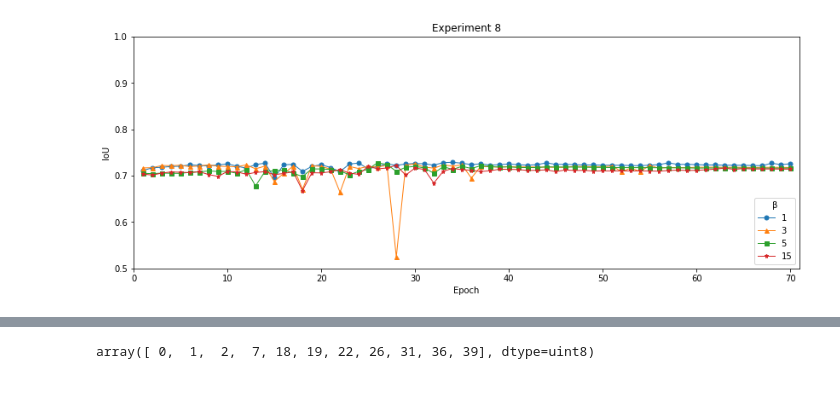
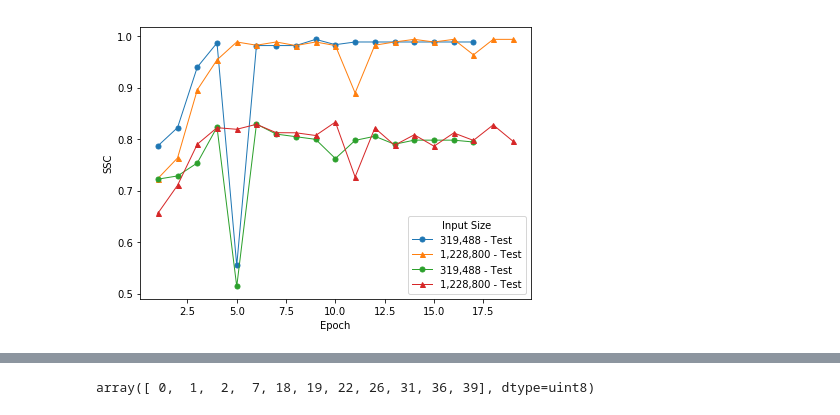
Before and after one commit to thezaza101/Meal-Compliance-Project, a Jupyter notebook: Analysis/ExprimentAnalysis.ipynb, the cells around one changed output, grey strips where cells are left out. Drawn from its saved outputs; the diff is of its cells as text; code cells hidden in the pictures.

```diff
--- a/Analysis/ExprimentAnalysis.ipynb
+++ b/Analysis/ExprimentAnalysis.ipynb
@@ -11,6 +11,7 @@ dataPaths = {'1':os.path.abspath(os.path.join('Data','Experiments','1.csv')),
              '2':os.path.abspath(os.path.join('Data','Experiments','2.csv')),
              '3':os.path.abspath(os.path.join('Data','Experiments','3.csv')),
              '4':os.path.abspath(os.path.join('Data','Experiments','4.csv')),
+             '34CE':os.path.abspath(os.path.join('Data','Experiments','3And4CE.csv')),
              '5':os.path.abspath(os.path.join('Data','Experiments','5.csv')),
              '6':os.path.abspath(os.path.join('Data','Experiments','6.csv')),
              '7':os.path.abspath(os.path.join('Data','Experiments','7.csv')),
@@ -35,3 +37,7 @@ df3 = pd.read_csv(dataPaths['3'])
+# %%
+df1 = pd.read_csv(dataPaths['1'])
+df1S1 = df1.loc[df1['s'] == 1]
+df1S2 = df1.loc[df1['s'] == 2]
 # %%
 df1.columns
 # %% [output]
@@ -267,25 +47,25 @@ plt.show()
-# %%
-matplotlib.rcParams['figure.figsize'] = [14, 5]
-x = AddOneToListOfNumbers(list(df8B1['epoch']))
-
-# SSC Score Experiments 1, 2, 3
-plt.plot(x,df8B1['test'], marker='o', linewidth=1, markersize=5, label='1')
-plt.plot(x,df8B3['test'], marker='^', linewidth=1, markersize=5, label='3')
-plt.plot(x,df8B5['test'], marker='s', linewidth=1, markersize=5, label='5')
-plt.plot(x,df8B15['test'], marker='*', linewidth=1, markersize=5, label='15')
-# y-axis limits
-plt.ylim([0.5,1])
-# x-axis limits
-plt.xlim([0,71])
-# x-axis label
-plt.xlabel('Epoch')
-# y-axis label
-plt.ylabel('IoU')
-# Chart title
-plt.title('Experiment 8')
-# show legend
-plt.legend(title="β",loc=4)
-# function to show the plot
-plt.show()
-# %% [output]
-[figure, removed]
+# %%
+matplotlib.rcParams['figure.figsize'] = [7, 5]
+
+# SSC Score Experiments 1, 2, 3
+plt.plot(AddOneToListOfNumbers(list(df1S1['epoch'])),
+         df1S1['trainSimRN'], marker='o', linewidth=1, markersize=5, label='319,488 - Test')
+plt.plot(AddOneToListOfNumbers(list(df1S2['epoch'])),
+         df1S2['trainSimRN'], marker='^', linewidth=1, markersize=5, label='1,228,800 - Test')
+
+plt.plot(AddOneToListOfNumbers(list(df1S1['epoch'])),
+         df1S1['testSimRN'], marker='o', linewidth=1, markersize=5, label='319,488 - Test')
+plt.plot(AddOneToListOfNumbers(list(df1S2['epoch'])),
+         df1S2['testSimRN'], marker='^', linewidth=1, markersize=5, label='1,228,800 - Test')
+# y-axis limits
+#plt.ylim([0.6,0.9])
+# x-axis label
+plt.xlabel('Epoch')
+# y-axis label
+plt.ylabel('SSC')
+# show legend
+plt.legend(title="Input Size",loc=4)
+# function to show the plot
+plt.show()
+# %% [output]
+[figure, added]
```
Also changed, not shown: parts of 40 cells of this notebook, 4 other files.
